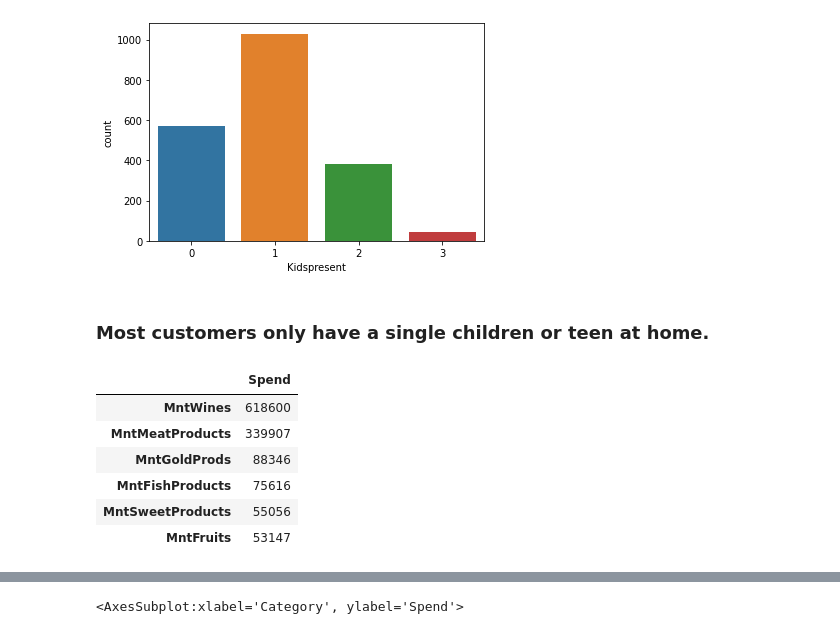
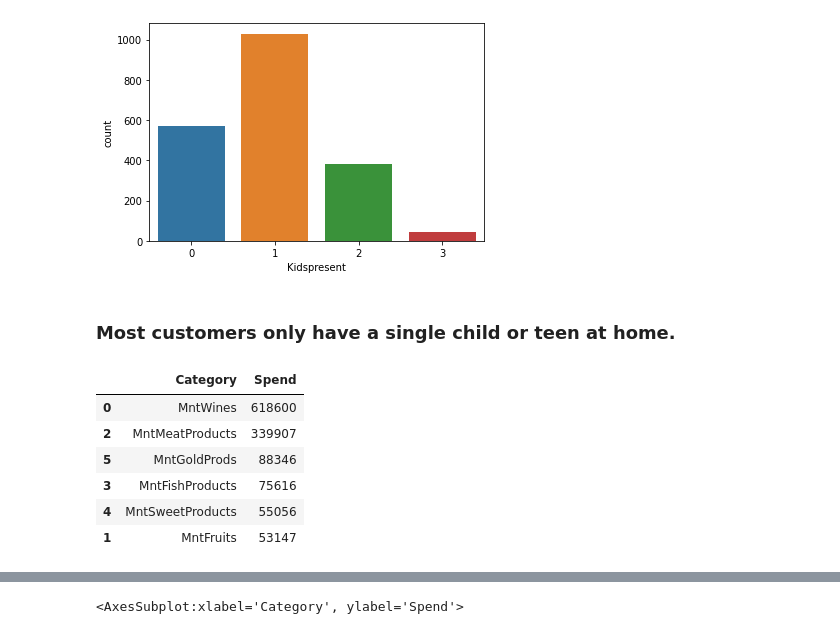
Before and after one commit to jaysCustomSpacesuits/customer_segmentation, a Jupyter notebook: Customer Analysis and Segmentation.ipynb, the cells around one changed output, grey strips where cells are left out. Drawn from its saved outputs; the diff is of its cells as text; code cells hidden in the pictures.

```diff
--- a/Customer Analysis and Segmentation.ipynb
+++ b/Customer Analysis and Segmentation.ipynb
@@ -287,26 +249,23 @@ sns.countplot(data=df, x='Kidspresent')
 <AxesSubplot:xlabel='Kidspresent', ylabel='count'>
 [figure]
 # %% [markdown]
-### Most customers only have a single children or teen at home. ###
+### Most customers only have a single child or teen at home. ###
 # %%
 # Checking the total amount spent by shopping category
-
-spend_by_cat = pd.DataFrame(df[['MntWines', 'MntFruits', 'MntMeatProducts', 'MntFishProducts', 'MntSweetProducts', 'MntGoldProds']].sum())
+spend_by_cat = pd.DataFrame(df[['MntWines', 'MntFruits', 'MntMeatProducts', 'MntFishProducts', 'MntSweetProducts', 'MntGoldProds']].sum()).reset_index()
 
 
-# Renaming column which defaults to 0 from dataframe
-
-spend_by_cat.rename(columns={0:'Spend'}, inplace=True)
+# Renaming columns which default to index and 0 from dataframe
+spend_by_cat.rename(columns={'index':'Category', 0:'Spend'}, inplace=True)
 
 
 # Sorting spend in descensing order
-
 spend_by_cat.sort_values('Spend', ascending=False)
 # %% [output]
-|  | Spend |
-| MntWines | 618600 |
-| MntMeatProducts | 339907 |
-| MntGoldProds | 88346 |
-| MntFishProducts | 75616 |
-| MntSweetProducts | 55056 |
-| MntFruits | 53147 |
+|  | Category | Spend |
+| 0 | MntWines | 618600 |
+| 2 | MntMeatProducts | 339907 |
+| 5 | MntGoldProds | 88346 |
+| 3 | MntFishProducts | 75616 |
+| 4 | MntSweetProducts | 55056 |
+| 1 | MntFruits | 53147 |
```
Also changed, not shown: parts of 48 cells of this notebook.
